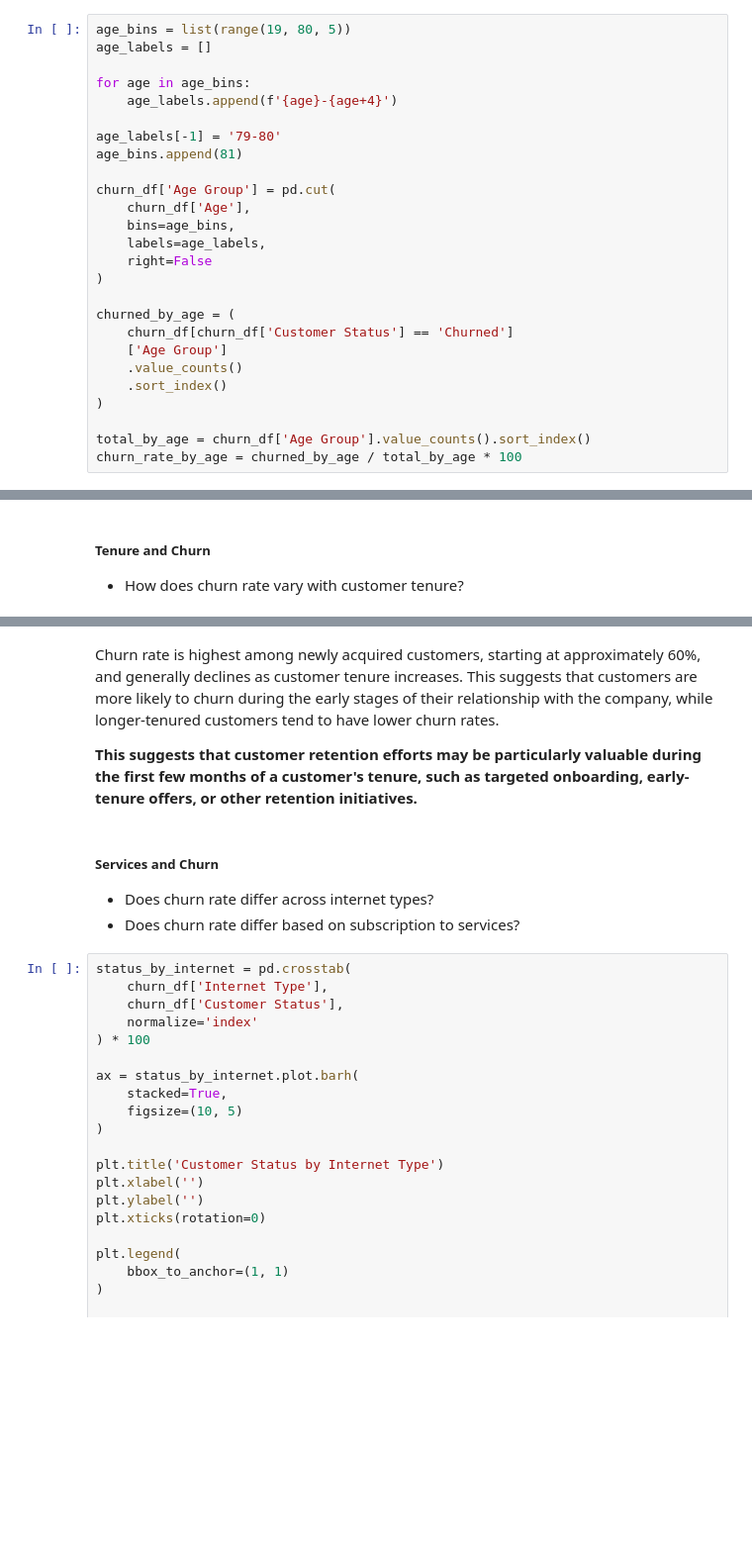
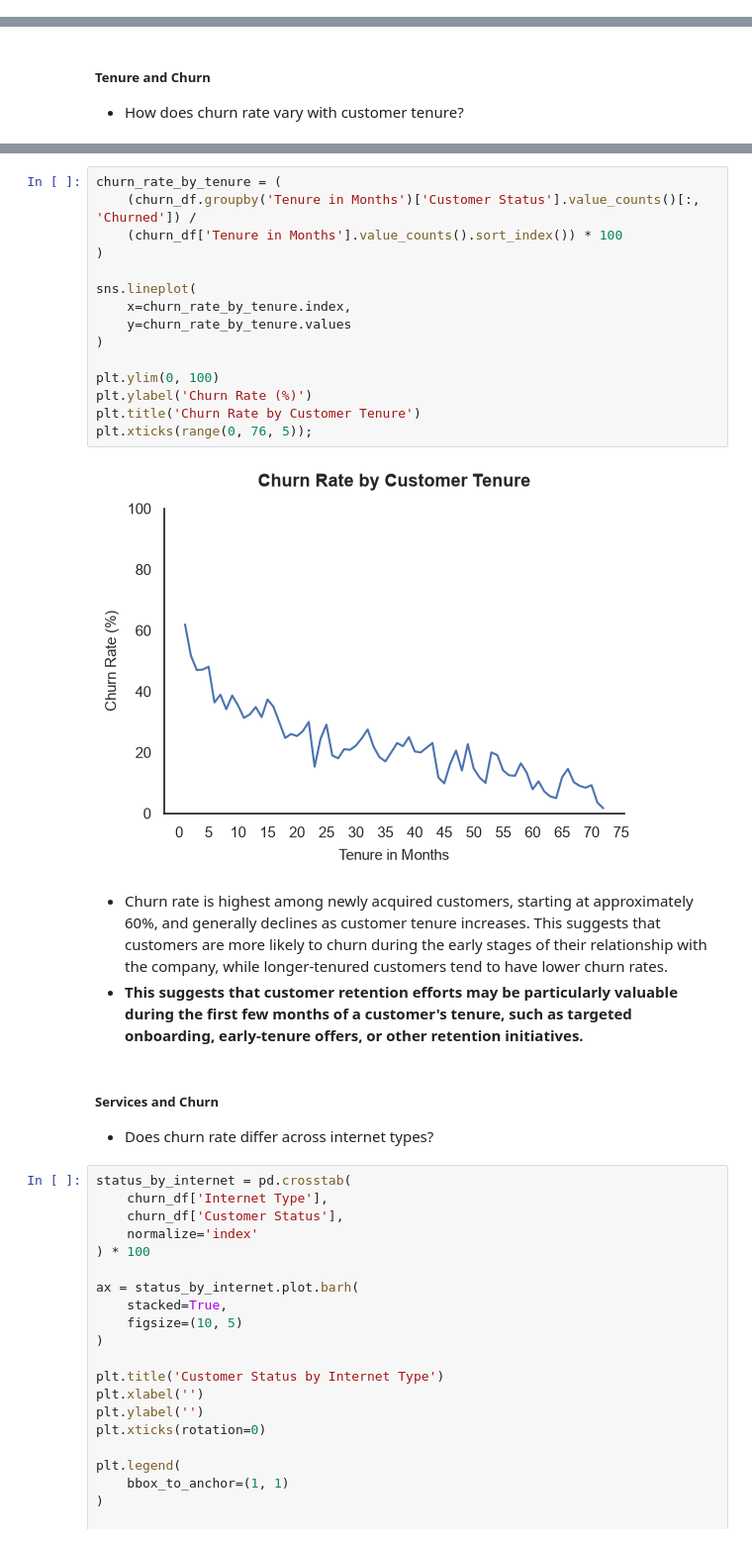
Before and after one commit to pendergataxel/telecom-customer-churn-analysis, a Jupyter notebook: notebooks/03_bivariate_and_churn_drivers.ipynb, the cells around one changed output, grey strips where cells are left out. Shown at 99% size. Saved outputs shown, nothing was run; the diff lists cells and outputs as text; blank space fills up the shorter version.

```diff
--- a/notebooks/03_bivariate_and_churn_drivers.ipynb
+++ b/notebooks/03_bivariate_and_churn_drivers.ipynb
@@ -490,29 +490,3 @@ Customer tenure differs substantially across offers, with Offer E concentrated a
 # %% [markdown]
 ##### Customer Profile and Churn
 - Does churn rate differ across age groups?
-# %%
-age_bins = list(range(19, 80, 5))
-age_labels = []
-
-for age in age_bins:
-    age_labels.append(f'{age}-{age+4}')
-
-age_labels[-1] = '79-80'
-age_bins.append(81)
-
-churn_df['Age Group'] = pd.cut(
-    churn_df['Age'],
-    bins=age_bins,
-    labels=age_labels,
-    right=False
-)
-
-churned_by_age = (
-    churn_df[churn_df['Customer Status'] == 'Churned']
-    ['Age Group']
-    .value_counts()
-    .sort_index()
-)
-
-total_by_age = churn_df['Age Group'].value_counts().sort_index()
-churn_rate_by_age = churned_by_age / total_by_age * 100
@@ -575,11 +559,26 @@ plt.xticks(range(0, 76, 5));
+# %%
+churn_rate_by_tenure = (
+    (churn_df.groupby('Tenure in Months')['Customer Status'].value_counts()[:, 'Churned']) /
+    (churn_df['Tenure in Months'].value_counts().sort_index()) * 100
+)
+
+sns.lineplot(
+    x=churn_rate_by_tenure.index,
+    y=churn_rate_by_tenure.values
+)
+
+plt.ylim(0, 100)
+plt.ylabel('Churn Rate (%)')
+plt.title('Churn Rate by Customer Tenure')
+plt.xticks(range(0, 76, 5));
+# %% [output]
+[figure, added]
 # %% [markdown]
-Churn rate is highest among newly acquired customers, starting at approximately 60%, and generally declines as customer tenure increases. This suggests that customers are more likely to churn during the early stages of their relationship with the company, while longer-tenured customers tend to have lower churn rates.
-
-**This suggests that customer retention efforts may be particularly valuable during the first few months of a customer's tenure, such as targeted onboarding, early-tenure offers, or other retention initiatives.**
+- Churn rate is highest among newly acquired customers, starting at approximately 60%, and generally declines as customer tenure increases. This suggests that customers are more likely to churn during the early stages of their relationship with the company, while longer-tenured customers tend to have lower churn rates.
+- **This suggests that customer retention efforts may be particularly valuable during the first few months of a customer's tenure, such as targeted onboarding, early-tenure offers, or other retention initiatives.**
 # %% [markdown]
 ##### Services and Churn
 - Does churn rate differ across internet types?
-- Does churn rate differ based on subscription to services?
 # %%
 status_by_internet = pd.crosstab(
     churn_df['Internet Type'],
```
Also changed, not shown: parts of 18 cells of this notebook.
